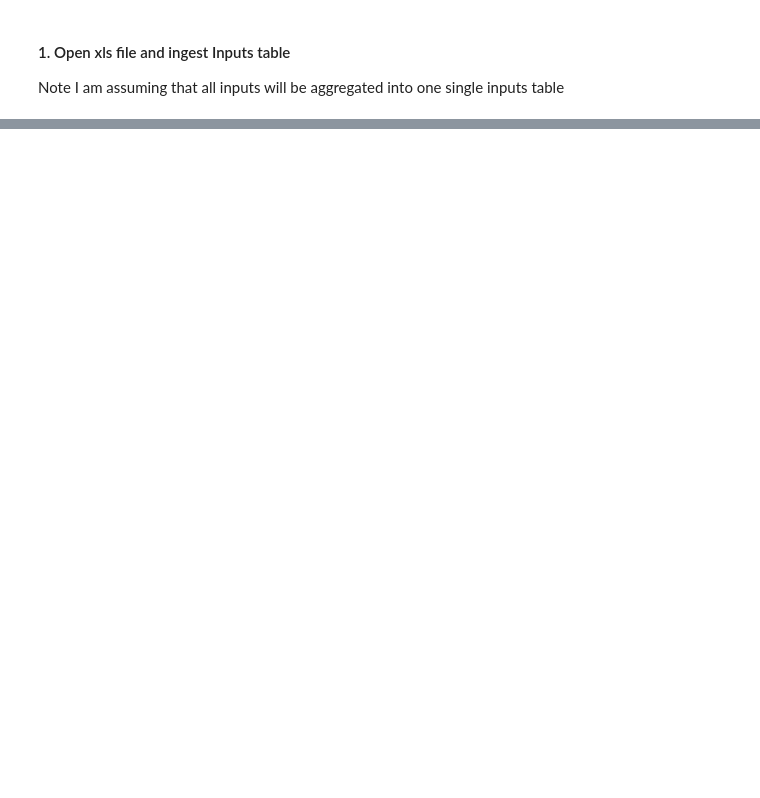
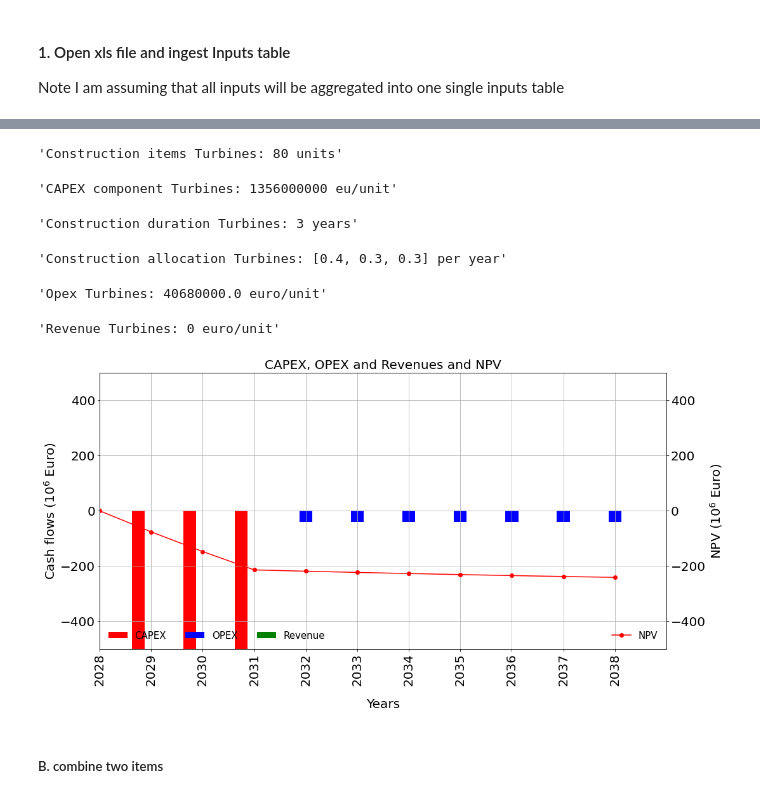
Before and after one commit to VanOord/OpenSCSim, a Jupyter notebook: From XLS to cashflow.ipynb, the cells around one changed output, grey strips where cells are left out. Drawn from its saved outputs; the diff is of its cells as text; code cells hidden in the pictures; blank space fills up the shorter version.

```diff
--- a/From XLS to cashflow.ipynb
+++ b/From XLS to cashflow.ipynb
@@ -64,0 +64,14 @@ create_npv_plot(df_npv)
+# %%
+df_Turbines = Inputs_2_cashflow(Inputs, startyear=2028, lifecycle=11, component='Turbines',Debug=True)
+df_npv_Turbines = calculate_npv(df_Turbines)
+create_npv_plot(df_Turbines, cash_flow_lims=[-500,500], npv_lims=[-500,500])
+# %% [output]
+'Construction items Turbines: 80 units'
+'CAPEX component Turbines: 1356000000 eu/unit'
+'Construction duration Turbines: 3 years'
+'Construction allocation Turbines: [0.4, 0.3, 0.3] per year'
+'Opex Turbines: 40680000.0 euro/unit'
+'Revenue Turbines: 0 euro/unit'
+[figure, added]
+# %% [markdown]
+##### B. combine two items
```
Also changed, not shown: parts of 11 cells of this notebook, 2 other files.
